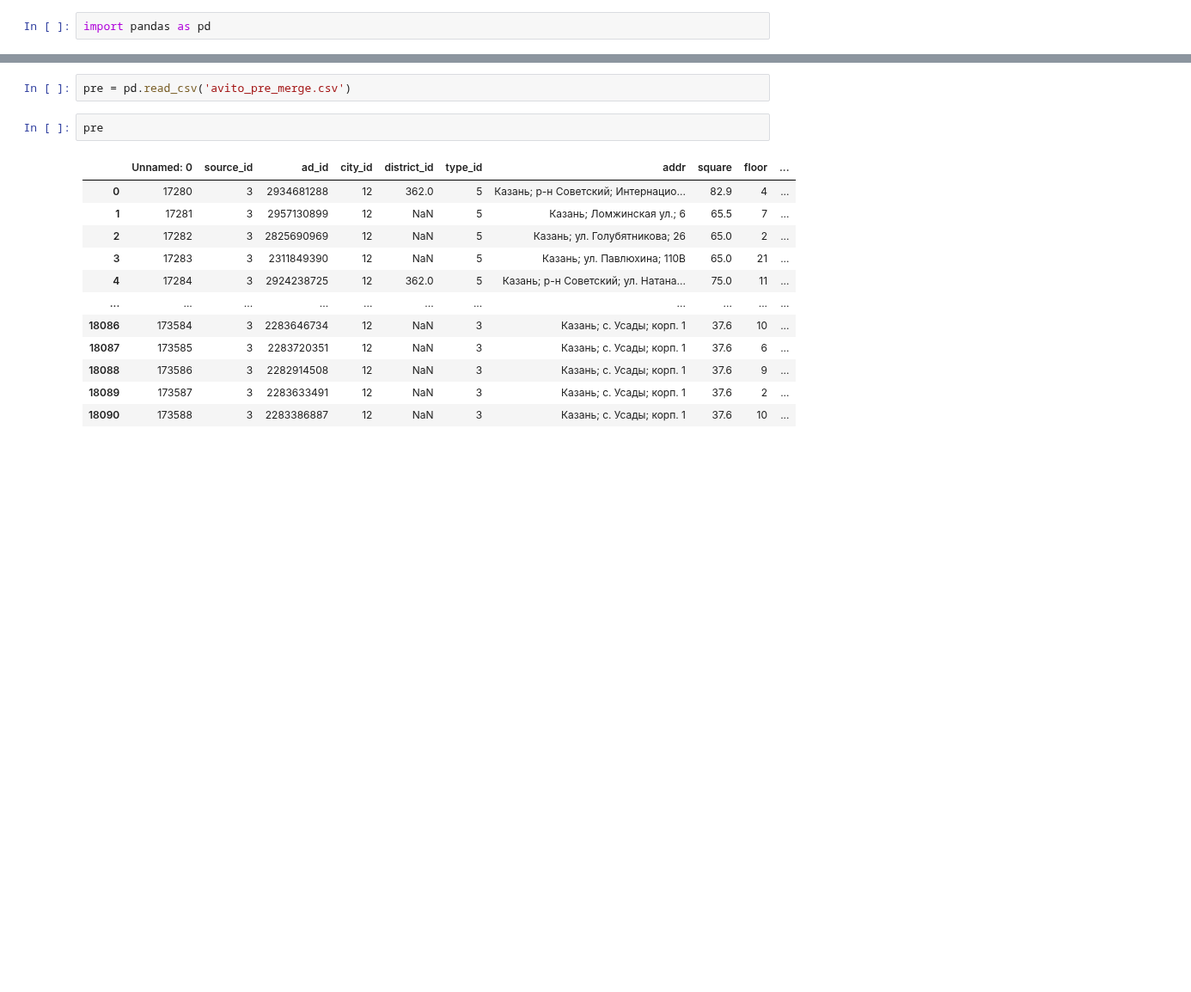
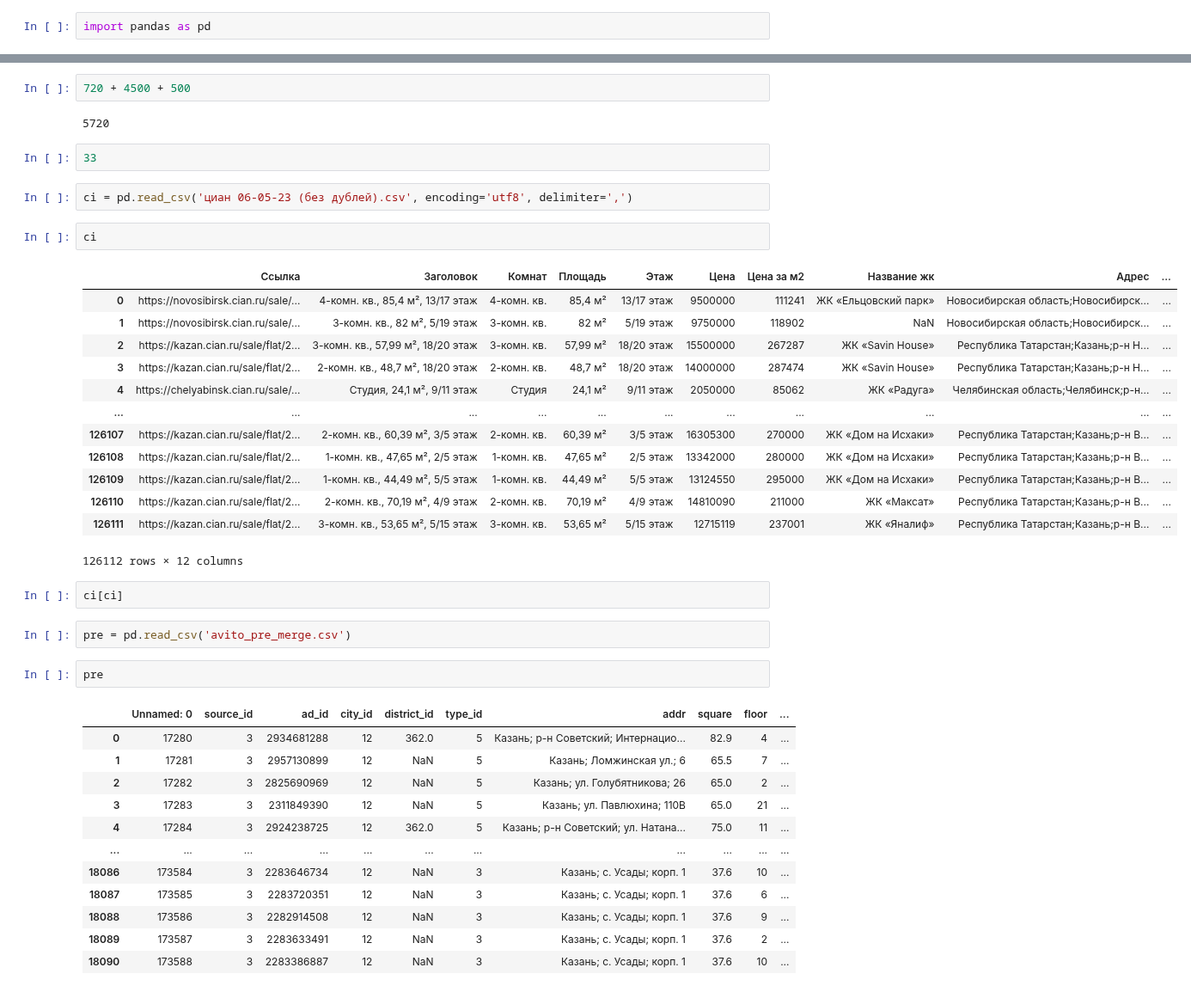
Before and after one commit to Nedvizhka/yadisk_loader, a Jupyter notebook: dev_check_jupyter/test_logs.ipynb, the cells around one changed output, grey strips where cells are left out. Shown at 86% size. Saved outputs shown, nothing was run; the diff lists cells and outputs as text; blank space fills up the shorter version.

Commit message:
only nsk novorus kazan

```diff
--- a/dev_check_jupyter/test_logs.ipynb
+++ b/dev_check_jupyter/test_logs.ipynb
@@ -3,3 +39,29 @@ import pandas as pd
+# %%
+720 + 4500 + 500
+# %% [output]
+5720
+# %%
+33
+# %%
+ci = pd.read_csv('циан 06-05-23 (без дублей).csv', encoding='utf8', delimiter=',')
+# %%
+ci
+# %% [output]
+|  | Ссылка | Заголовок | Комнат | Площадь | Этаж | Цена | Цена за м2 | Название жк | Адрес | ... |
+| 0 | https://novosibirsk.cian.ru/sale/... | 4-комн. кв., 85,4 м², 13/17 этаж | 4-комн. кв. | 85,4 м² | 13/17 этаж | 9500000 | 111241 | ЖК «Ельцовский парк» | Новосибирская область;Новосибирск... | ... |
+| 1 | https://novosibirsk.cian.ru/sale/... | 3-комн. кв., 82 м², 5/19 этаж | 3-комн. кв. | 82 м² | 5/19 этаж | 9750000 | 118902 | NaN | Новосибирская область;Новосибирск... | ... |
+| 2 | https://kazan.cian.ru/sale/flat/2... | 3-комн. кв., 57,99 м², 18/20 этаж | 3-комн. кв. | 57,99 м² | 18/20 этаж | 15500000 | 267287 | ЖК «Savin House» | Республика Татарстан;Казань;р-н Н... | ... |
+| 3 | https://kazan.cian.ru/sale/flat/2... | 2-комн. кв., 48,7 м², 18/20 этаж | 2-комн. кв. | 48,7 м² | 18/20 этаж | 14000000 | 287474 | ЖК «Savin House» | Республика Татарстан;Казань;р-н Н... | ... |
+| 4 | https://chelyabinsk.cian.ru/sale/... | Студия, 24,1 м², 9/11 этаж | Студия | 24,1 м² | 9/11 этаж | 2050000 | 85062 | ЖК «Радуга» | Челябинская область;Челябинск;р-н... | ... |
+| ... | ... | ... | ... | ... | ... | ... | ... | ... | ... | ... |
+| 126107 | https://kazan.cian.ru/sale/flat/2... | 2-комн. кв., 60,39 м², 3/5 этаж | 2-комн. кв. | 60,39 м² | 3/5 этаж | 16305300 | 270000 | ЖК «Дом на Исхаки» | Республика Татарстан;Казань;р-н В... | ... |
+| 126108 | https://kazan.cian.ru/sale/flat/2... | 1-комн. кв., 47,65 м², 2/5 этаж | 1-комн. кв. | 47,65 м² | 2/5 этаж | 13342000 | 280000 | ЖК «Дом на Исхаки» | Республика Татарстан;Казань;р-н В... | ... |
+| 126109 | https://kazan.cian.ru/sale/flat/2... | 1-комн. кв., 44,49 м², 5/5 этаж | 1-комн. кв. | 44,49 м² | 5/5 этаж | 13124550 | 295000 | ЖК «Дом на Исхаки» | Республика Татарстан;Казань;р-н В... | ... |
+| 126110 | https://kazan.cian.ru/sale/flat/2... | 2-комн. кв., 70,19 м², 4/9 этаж | 2-комн. кв. | 70,19 м² | 4/9 этаж | 14810090 | 211000 | ЖК «Максат» | Республика Татарстан;Казань;р-н В... | ... |
+| 126111 | https://kazan.cian.ru/sale/flat/2... | 3-комн. кв., 53,65 м², 5/15 этаж | 3-комн. кв. | 53,65 м² | 5/15 этаж | 12715119 | 237001 | ЖК «Яналиф» | Республика Татарстан;Казань;р-н В... | ... |
+126112 rows × 12 columns
+# %%
+ci[ci]
 # %%
 pre = pd.read_csv('avito_pre_merge.csv')
 # %%
```
Also changed, not shown: parts of 4 cells of this notebook, 3 other files.
